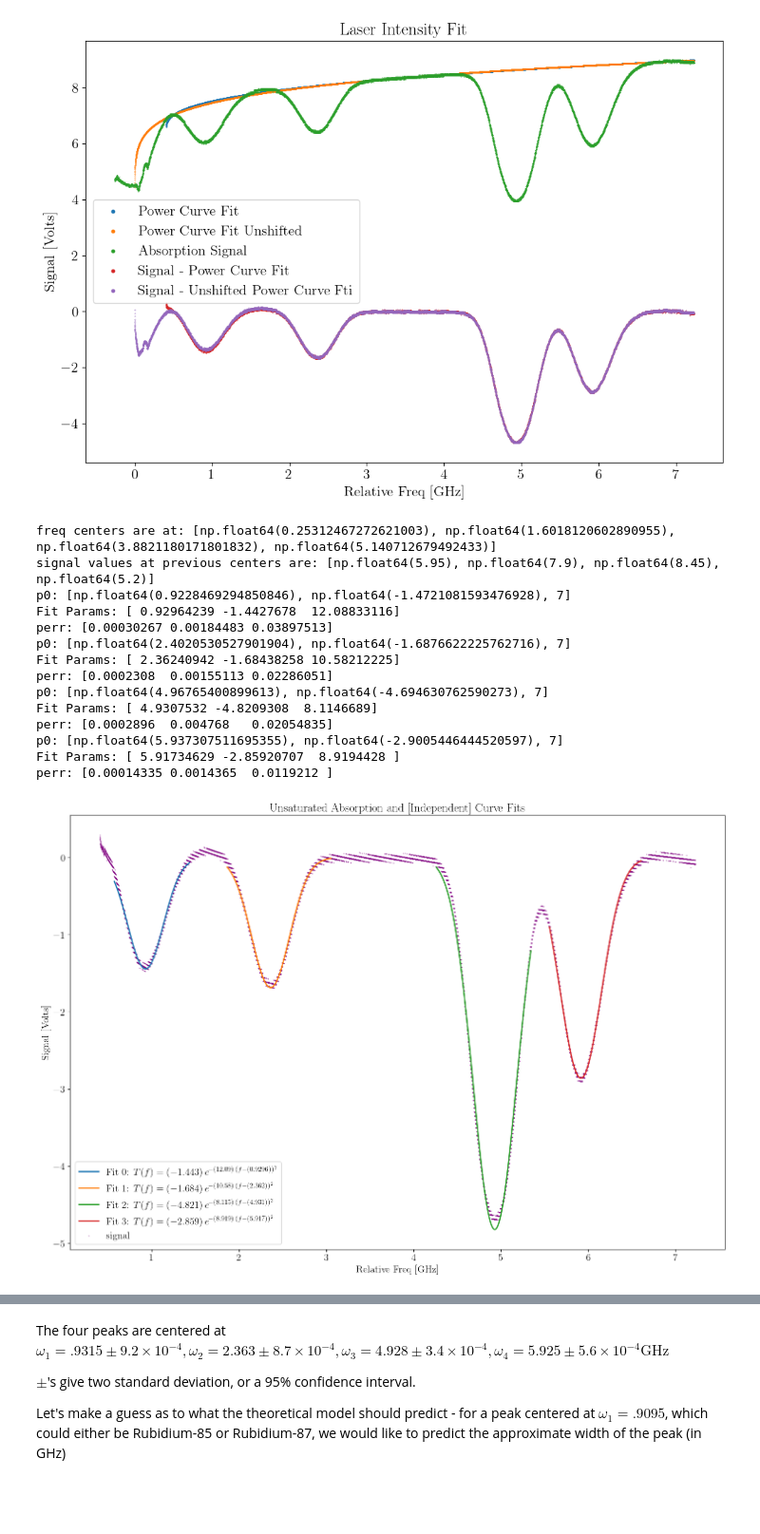
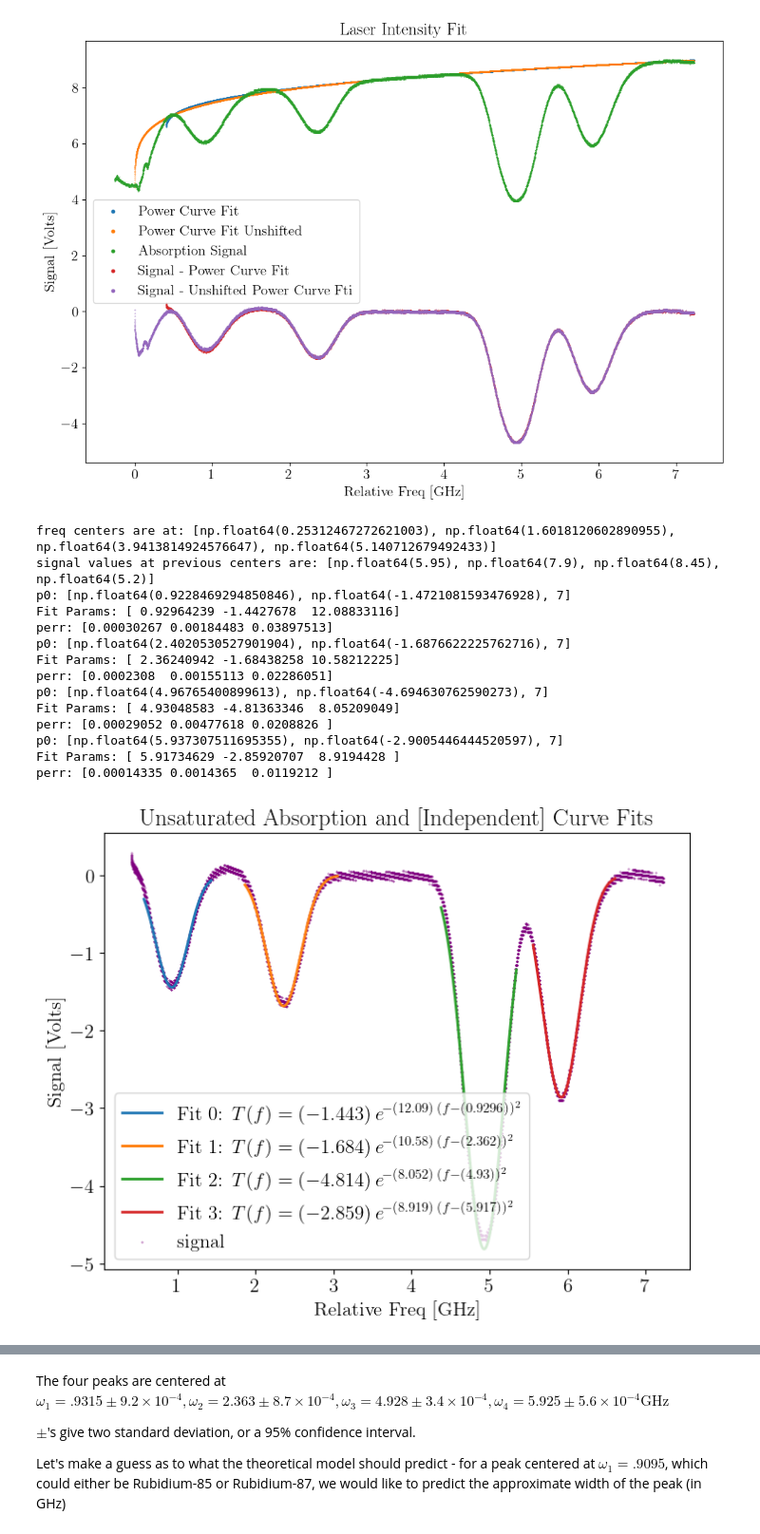
Before and after one commit to andres-luengo/alden-andres-max-most-dangerous-4450-trio, a Jupyter notebook: rb-spectroscopy/doppler_broadening.ipynb, the cells around one changed output, grey strips where cells are left out. Shown at 95% size. Drawn from its saved outputs; the diff is of its cells as text; code cells hidden in the pictures; blank space fills up the shorter version.

```diff
--- a/rb-spectroscopy/doppler_broadening.ipynb
+++ b/rb-spectroscopy/doppler_broadening.ipynb
@@ -95,8 +95,8 @@ for sat_type in ["saturated", "unsaturated"]:
 
         t = np.array(merged_df["time"])
         params = data_dict[sat_type][mag_stat]["fab_fit"]
-        freq = fabry_time_to_freq(t, *params)
-        merged_df["freq"]=freq
+        b_fit = fabry_time_to_freq(t, *params)
+        merged_df["freq"]=b_fit
         data_dict[sat_type][mag_stat]["data"]=merged_df
         # print(merged_df)
 # %%
@@ -294,8 +293,8 @@ params: [0.40652098 1.22612551 0.36558902 6.50920397]
 def gauss_linear(x, x0, a, b):
     return a * np.exp(-b*(x-x0)**2)
 
-centers=[1200, 3900, 7900, 10000]
-window_sizes=[1700, 2100, 1800, 1700]
+centers=[1200, 3900, 8000, 10000]
+window_sizes=[1700, 2100, 1600, 1700]
 
 def trim_leading_nans(x, y):
     first_valid = np.argmax(~np.isnan(y))
@@ -307,7 +306,7 @@ print(f"signal values at previous centers are: {[signal[centers[i]] for i in ran
 xtrim, ytrim = trim_leading_nans(freqs, signal-power_curve_fit1)
 
 fits=[]
-plt.figure(figsize=(18,12))
+plt.figure(figsize=(8,6))
 for i, center in enumerate(centers):
 
     start = center - int ( window_sizes[i]/2)
@@ -316,8 +315,8 @@ for i, center in enumerate(centers):
     xdata = xtrim[start:stop]
     ydata = ytrim[start:stop]
 
-    # xdata = xdata[500:]
-    # ydata = ydata[500:]
+    # xdata = xdata[1000:]
+    # ydata = ydata[1000:]
 
     #  model: a * np.exp(-b * (x - x0)**2) + c * x + d
     x0_guess = xdata[np.argmin(ydata)]
@@ -335,7 +334,7 @@ for i, center in enumerate(centers):
         ydata,
         p0=p0,
         #bounds=bounds,
-        maxfev=20000
+        maxfev=200000
     )
 
     print(f"Fit Params: {popt}")
@@ -364,37 +363,37 @@ for i, center in enumerate(centers):
         + r"$"
     )
 
     # print(f"Peak {i+1} fit:")
     # print(model_str)
 
     # plot the fitted curve, but plot it for the full data range to make sure it's reasonable
     xfit = np.linspace(xdata.min(), xdata.max(), 2000)
     yfit = gauss_linear(xfit, *popt)
     plt.plot(xfit, yfit, linewidth=2, label=f"Fit {i}: {model_str}")
 plt.scatter(xtrim, ytrim,s=.1,c="purple", label="signal")
 
 plt.xlabel("Relative Freq [GHz]")
 plt.ylabel("Signal [Volts]")
 plt.title("Unsaturated Absorption and [Independent] Curve Fits")
 plt.legend()
 # plt.savefig("DopplerFits.png")
 plt.show()
 # %% [output]
-freq centers are at: [np.float64(0.25312467272621003), np.float64(1.6018120602890955), np.float64(3.8821180171801832), np.float64(5.140712679492433)]
+freq centers are at: [np.float64(0.25312467272621003), np.float64(1.6018120602890955), np.float64(3.9413814924576647), np.float64(5.140712679492433)]
 signal values at previous centers are: [np.float64(5.95), np.float64(7.9), np.float64(8.45), np.float64(5.2)]
 p0: [np.float64(0.9228469294850846), np.float64(-1.4721081593476928), 7]
 Fit Params: [ 0.92964239 -1.4427678  12.08833116]
 perr: [0.00030267 0.00184483 0.03897513]
 p0: [np.float64(2.4020530527901904), np.float64(-1.6876622225762716), 7]
 Fit Params: [ 2.36240942 -1.68438258 10.58212225]
 perr: [0.0002308  0.00155113 0.02286051]
 p0: [np.float64(4.96765400899613), np.float64(-4.694630762590273), 7]
-Fit Params: [ 4.9307532 -4.8209308  8.1146689]
-perr: [0.0002896  0.004768   0.02054835]
+Fit Params: [ 4.93048583 -4.81363346  8.05209049]
+perr: [0.00029052 0.00477618 0.0208826 ]
 p0: [np.float64(5.937307511695355), np.float64(-2.9005446444520597), 7]
 Fit Params: [ 5.91734629 -2.85920707  8.9194428 ]
 perr: [0.00014335 0.0014365  0.0119212 ]
-[figure, old version]
+[figure, new version]
 # %%
 def absorption_model(x, a1, x1, b1, a2, x2, b2, a3, x3, b3, a4, x4, b4):
     return a1 * np.exp(-b1*(x-x1)**2) + a2 * np.exp(-b2*(x-x2)**2) + a3 * np.exp(-b3*(x-x3)**2) + a4 * np.exp(-b4*(x-x4)**2)
```
Also changed, not shown: parts of 5 cells of this notebook.
